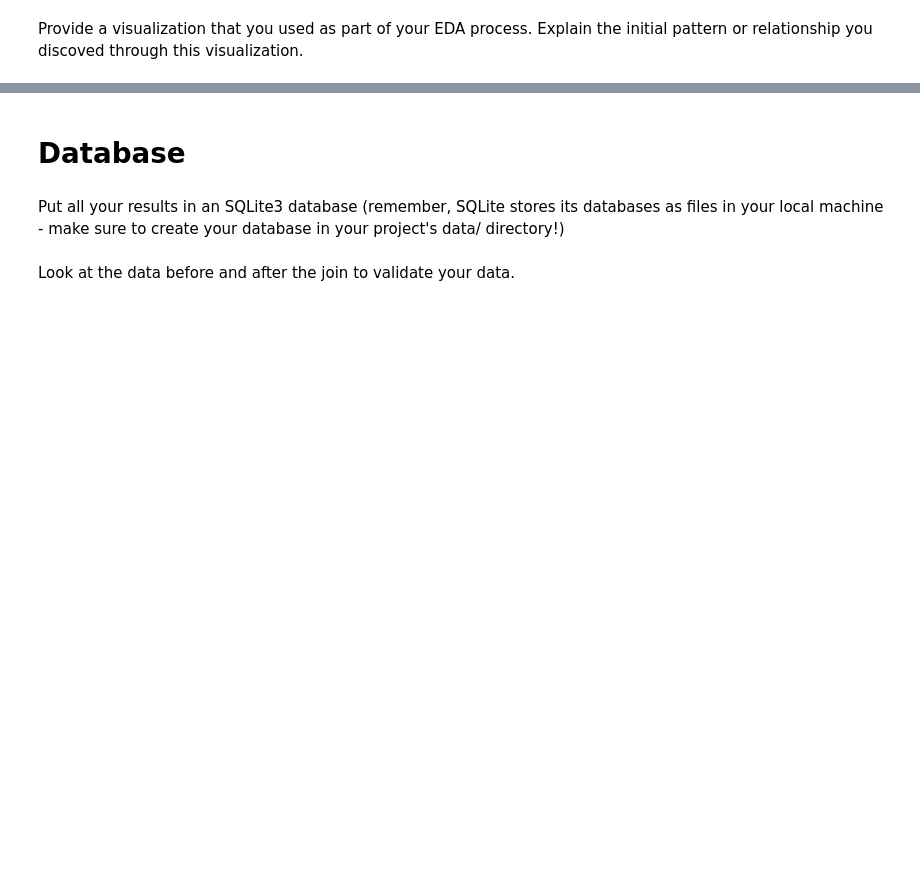
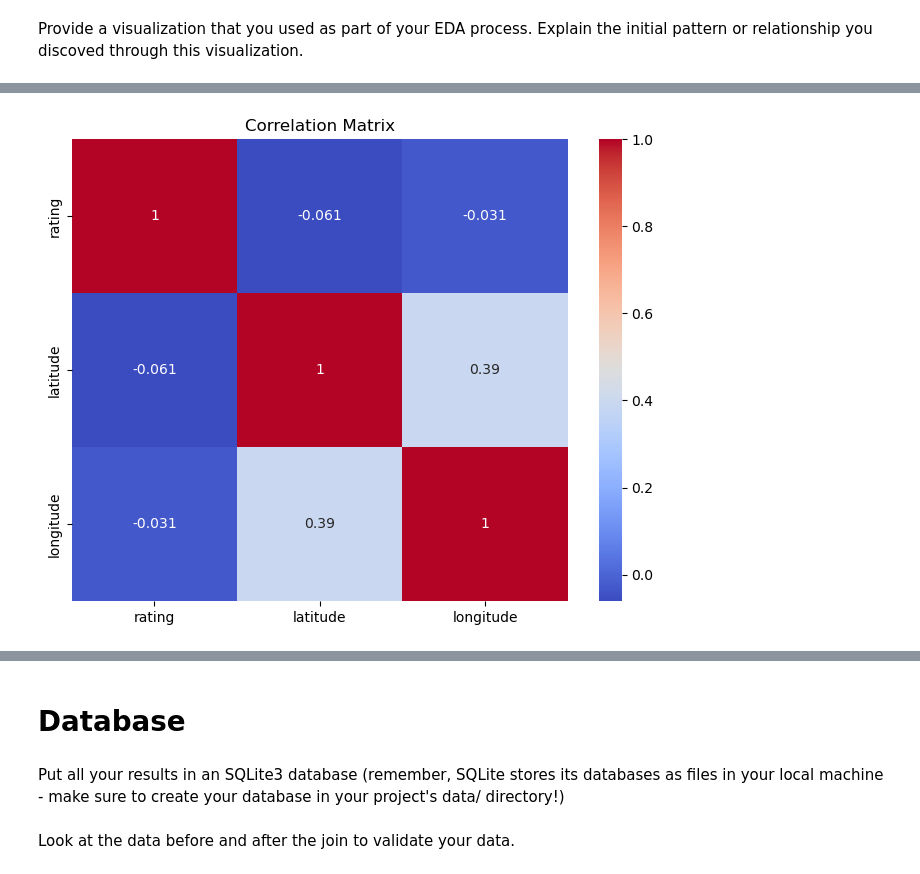
Before and after one commit to rlmrezende/Statistical-Modelling-Project, a Jupyter notebook: notebooks/joining_data.ipynb, the cells around one changed output, grey strips where cells are left out. Saved outputs shown, nothing was run; the diff lists cells and outputs as text; code cells hidden in the pictures; blank space fills up the shorter version.

```diff
--- a/notebooks/joining_data.ipynb
+++ b/notebooks/joining_data.ipynb
@@ -122,0 +120,16 @@ plt.show()
+# %%
+import seaborn as sns
+
+# Select numerical columns for correlation matrix
+numerical_cols = ['rating', 'latitude', 'longitude']
+
+# Calculate correlation matrix
+corr_matrix = df_merged[numerical_cols].corr()
+
+# Create heatmap
+plt.figure(figsize=(8, 6))
+sns.heatmap(corr_matrix, annot=True, cmap='coolwarm')
+plt.title('Correlation Matrix')
+plt.show()
+# %% [output]
+[figure, added]
```
Also changed, not shown: parts of 21 cells of this notebook, 2 other files.
